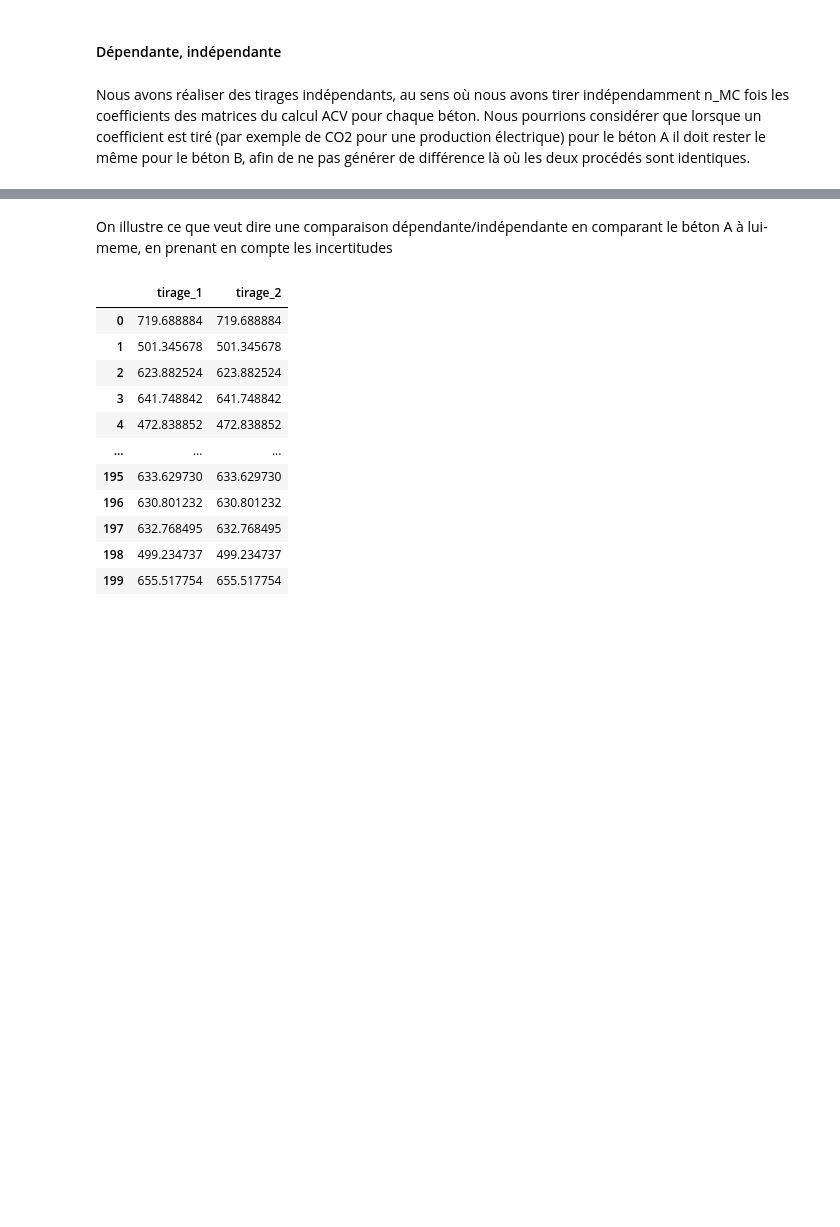
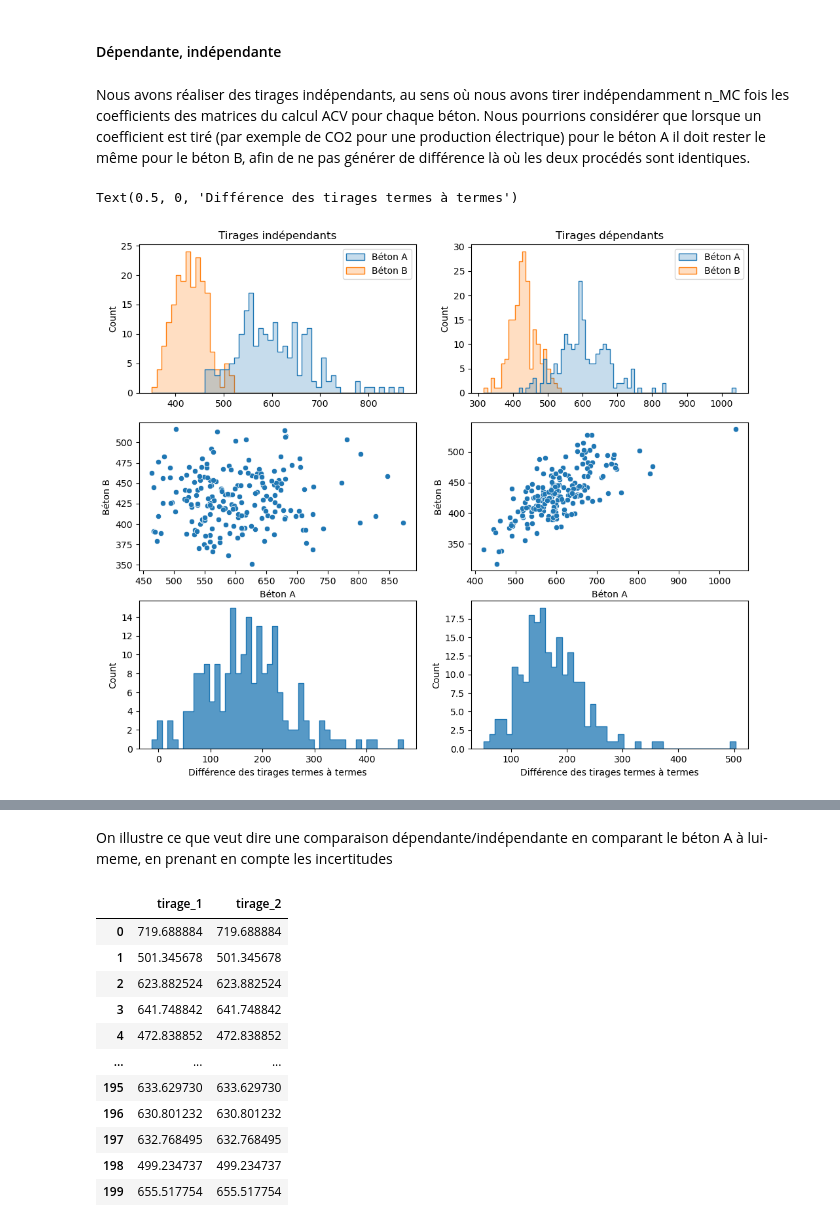
Before and after one commit to tchevilliet/ANCYV_2025, a Jupyter notebook: 4_Analyse_d_incertitudes.ipynb, the cells around one changed output, grey strips where cells are left out. Saved outputs shown, nothing was run; the diff lists cells and outputs as text; code cells hidden in the pictures; blank space fills up the shorter version.

```diff
--- a/4_Analyse_d_incertitudes.ipynb
+++ b/4_Analyse_d_incertitudes.ipynb
@@ -140,0 +139,21 @@ Nous avons réaliser des tirages indépendants, au sens où nous avons tirer ind
+# %%
+df_comp_dep = pd.DataFrame(tirages)
+#df_comp_dep['Delta'] = df_comp_dep['Béton A']-df_comp_dep['Béton B'] # Différence terme à terme
+# %%
+df_comp_inde = pd.DataFrame({'Béton A':scores_A,'Béton B':scores_B,})
+#df_comp_inde['Delta'] = df_comp_inde['Béton A']-df_comp_inde['Béton B'] # Différence terme à terme
+# %%
+fig, ax = plt.subplots(3,2,figsize=(12,10))
+sns.histplot(df_comp_inde,element='step',ax=ax[0,0],binwidth=10)
+sns.histplot(df_comp_dep,element='step',ax=ax[0,1],binwidth=10)
+sns.scatterplot(df_comp_inde,x='Béton A',y='Béton B',ax=ax[1,0])
+sns.scatterplot(df_comp_dep,x='Béton A',y='Béton B',ax=ax[1,1])
+sns.histplot(df_comp_inde['Béton A']-df_comp_inde['Béton B'],element='step',ax=ax[2,0],binwidth=10)
+sns.histplot(df_comp_dep['Béton A']-df_comp_dep['Béton B'],element='step',ax=ax[2,1],binwidth=10)
+ax[0,0].set_title(f"Tirages indépendants")
+ax[0,1].set_title(f"Tirages dépendants")
+ax[2,0].set_xlabel(f"Différence des tirages termes à termes")
+ax[2,1].set_xlabel(f"Différence des tirages termes à termes")
+# %% [output]
+Text(0.5, 0, 'Différence des tirages termes à termes')
+[figure, added]
```
Also changed, not shown: parts of 7 cells of this notebook.
